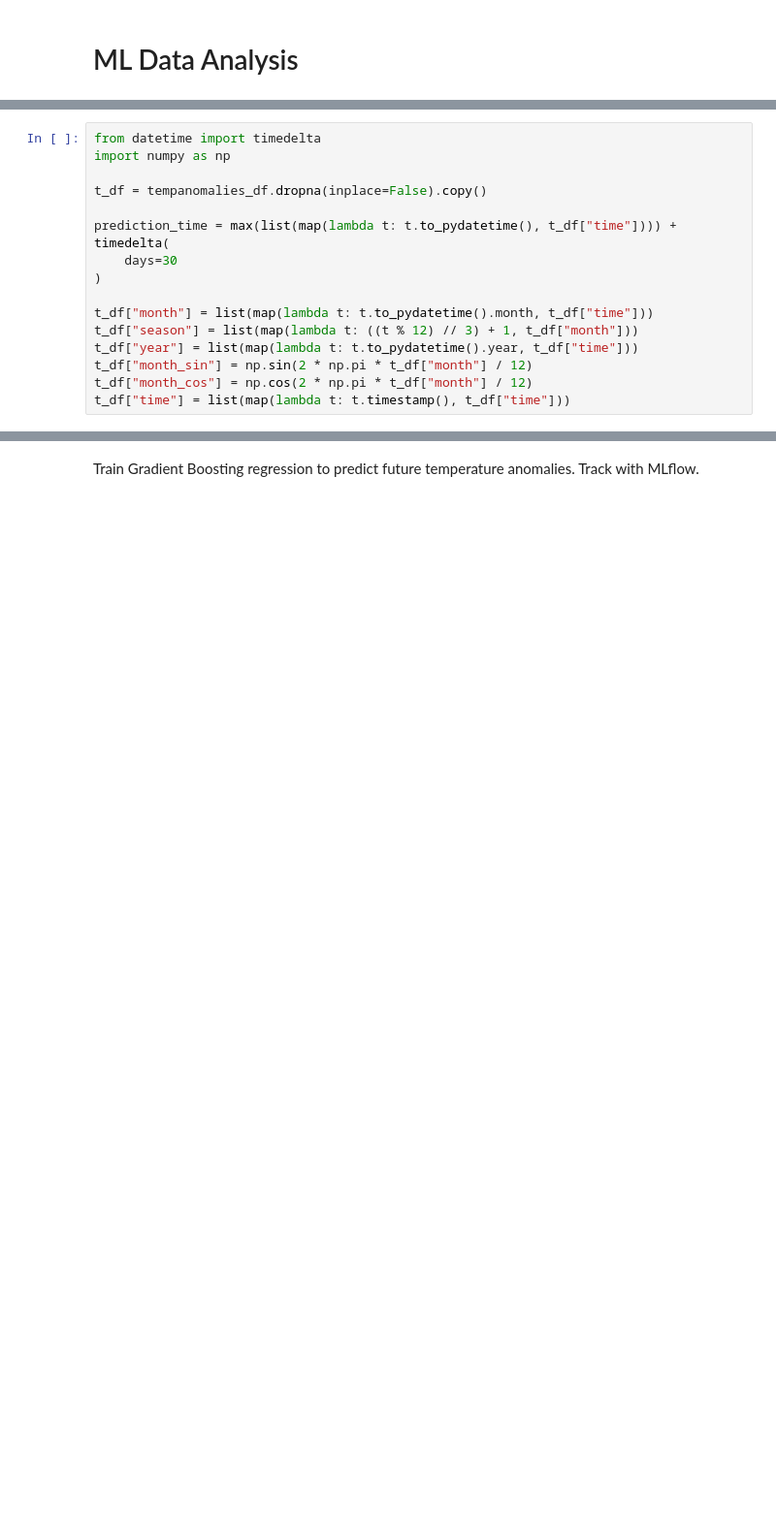
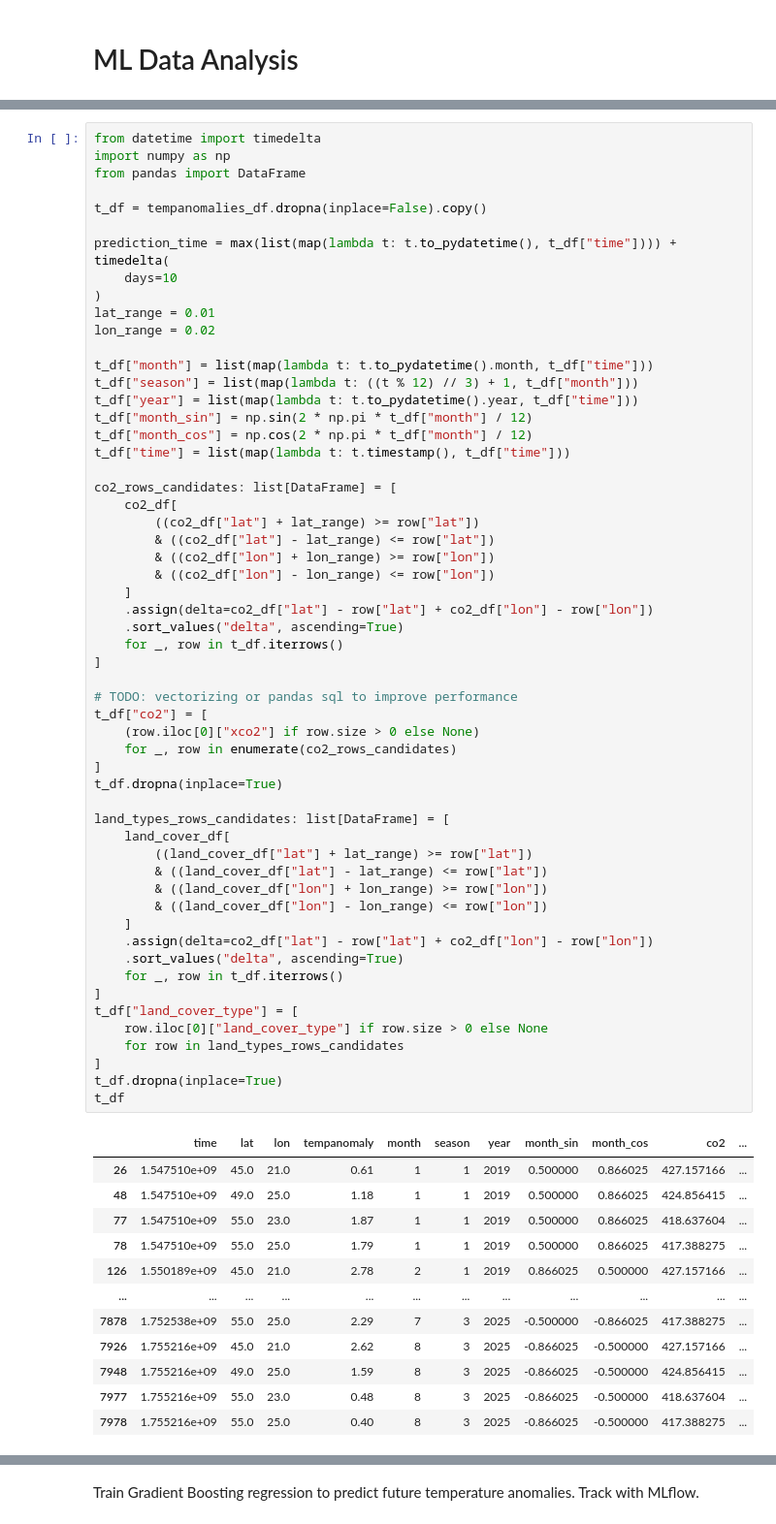
Before and after one commit to ana-sher/climate_analysis, a Jupyter notebook: notebooks/ml_data_analysis.ipynb, the cells around one changed output, grey strips where cells are left out. Shown at 97% size. Drawn from its saved outputs; the diff is of its cells as text; blank space fills up the shorter version.

```diff
--- a/notebooks/ml_data_analysis.ipynb
+++ b/notebooks/ml_data_analysis.ipynb
@@ -25,16 +27,69 @@ Extract necessary features for tempanomalies prediction.
 # %%
 from datetime import timedelta
 import numpy as np
+from pandas import DataFrame
 
 t_df = tempanomalies_df.dropna(inplace=False).copy()
 
 prediction_time = max(list(map(lambda t: t.to_pydatetime(), t_df["time"]))) + timedelta(
-    days=30
+    days=10
 )
+lat_range = 0.01
+lon_range = 0.02
 
 t_df["month"] = list(map(lambda t: t.to_pydatetime().month, t_df["time"]))
 t_df["season"] = list(map(lambda t: ((t % 12) // 3) + 1, t_df["month"]))
 t_df["year"] = list(map(lambda t: t.to_pydatetime().year, t_df["time"]))
 t_df["month_sin"] = np.sin(2 * np.pi * t_df["month"] / 12)
 t_df["month_cos"] = np.cos(2 * np.pi * t_df["month"] / 12)
 t_df["time"] = list(map(lambda t: t.timestamp(), t_df["time"]))
+
+co2_rows_candidates: list[DataFrame] = [
+    co2_df[
+        ((co2_df["lat"] + lat_range) >= row["lat"])
+        & ((co2_df["lat"] - lat_range) <= row["lat"])
+        & ((co2_df["lon"] + lon_range) >= row["lon"])
+        & ((co2_df["lon"] - lon_range) <= row["lon"])
+    ]
+    .assign(delta=co2_df["lat"] - row["lat"] + co2_df["lon"] - row["lon"])
+    .sort_values("delta", ascending=True)
+    for _, row in t_df.iterrows()
+]
+
+# TODO: vectorizing or pandas sql to improve performance
+t_df["co2"] = [
+    (row.iloc[0]["xco2"] if row.size > 0 else None)
+    for _, row in enumerate(co2_rows_candidates)
+]
+t_df.dropna(inplace=True)
+
+land_types_rows_candidates: list[DataFrame] = [
+    land_cover_df[
+        ((land_cover_df["lat"] + lat_range) >= row["lat"])
+        & ((land_cover_df["lat"] - lat_range) <= row["lat"])
+        & ((land_cover_df["lon"] + lon_range) >= row["lon"])
+        & ((land_cover_df["lon"] - lon_range) <= row["lon"])
+    ]
+    .assign(delta=co2_df["lat"] - row["lat"] + co2_df["lon"] - row["lon"])
+    .sort_values("delta", ascending=True)
+    for _, row in t_df.iterrows()
+]
+t_df["land_cover_type"] = [
+    row.iloc[0]["land_cover_type"] if row.size > 0 else None
+    for row in land_types_rows_candidates
+]
+t_df.dropna(inplace=True)
+t_df
+# %% [output]
+|  | time | lat | lon | tempanomaly | month | season | year | month_sin | month_cos | co2 | ... |
+| 26 | 1.547510e+09 | 45.0 | 21.0 | 0.61 | 1 | 1 | 2019 | 0.500000 | 0.866025 | 427.157166 | ... |
+| 48 | 1.547510e+09 | 49.0 | 25.0 | 1.18 | 1 | 1 | 2019 | 0.500000 | 0.866025 | 424.856415 | ... |
+| 77 | 1.547510e+09 | 55.0 | 23.0 | 1.87 | 1 | 1 | 2019 | 0.500000 | 0.866025 | 418.637604 | ... |
+| 78 | 1.547510e+09 | 55.0 | 25.0 | 1.79 | 1 | 1 | 2019 | 0.500000 | 0.866025 | 417.388275 | ... |
+| 126 | 1.550189e+09 | 45.0 | 21.0 | 2.78 | 2 | 1 | 2019 | 0.866025 | 0.500000 | 427.157166 | ... |
+| ... | ... | ... | ... | ... | ... | ... | ... | ... | ... | ... | ... |
+| 7878 | 1.752538e+09 | 55.0 | 25.0 | 2.29 | 7 | 3 | 2025 | -0.500000 | -0.866025 | 417.388275 | ... |
+| 7926 | 1.755216e+09 | 45.0 | 21.0 | 2.62 | 8 | 3 | 2025 | -0.866025 | -0.500000 | 427.157166 | ... |
+| 7948 | 1.755216e+09 | 49.0 | 25.0 | 1.59 | 8 | 3 | 2025 | -0.866025 | -0.500000 | 424.856415 | ... |
+| 7977 | 1.755216e+09 | 55.0 | 23.0 | 0.48 | 8 | 3 | 2025 | -0.866025 | -0.500000 | 418.637604 | ... |
+| 7978 | 1.755216e+09 | 55.0 | 25.0 | 0.40 | 8 | 3 | 2025 | -0.866025 | -0.500000 | 417.388275 | ... |
```
Also changed, not shown: parts of 10 cells of this notebook, 5 other files.
